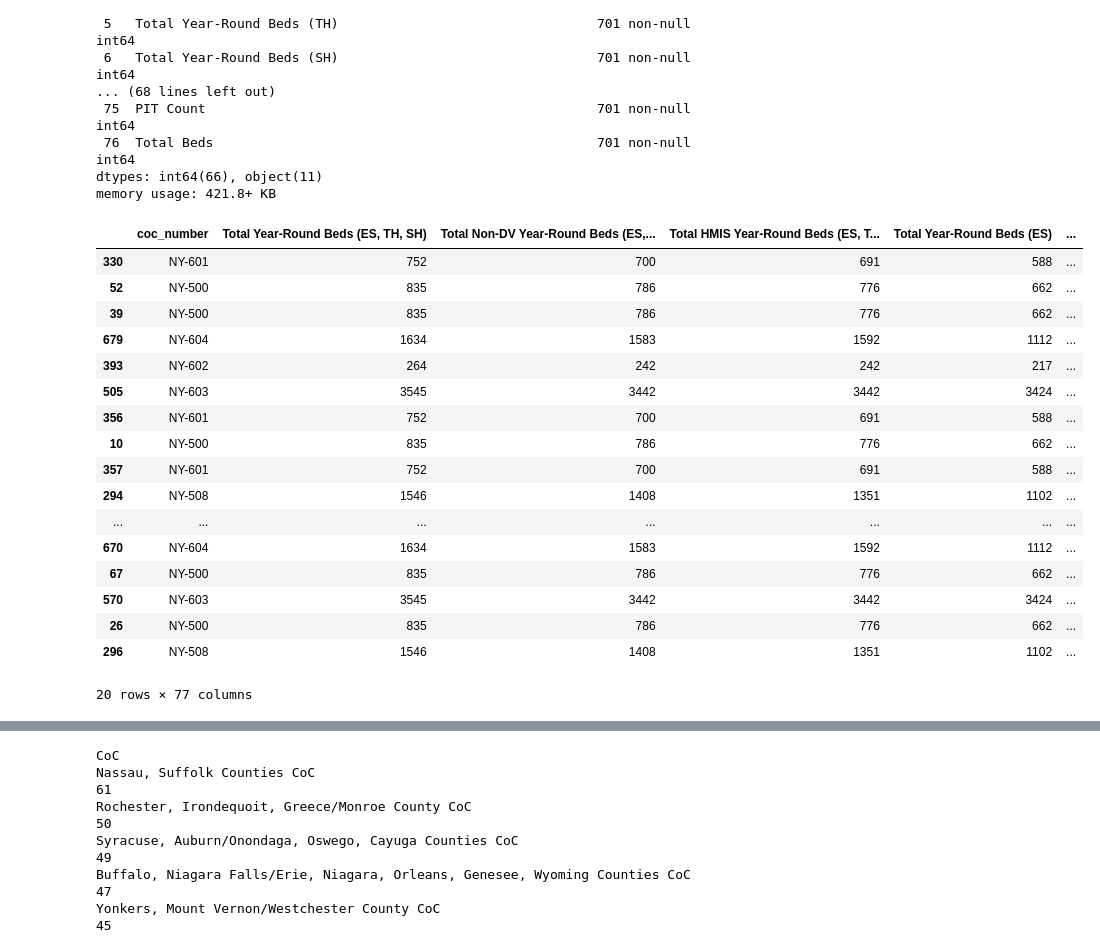
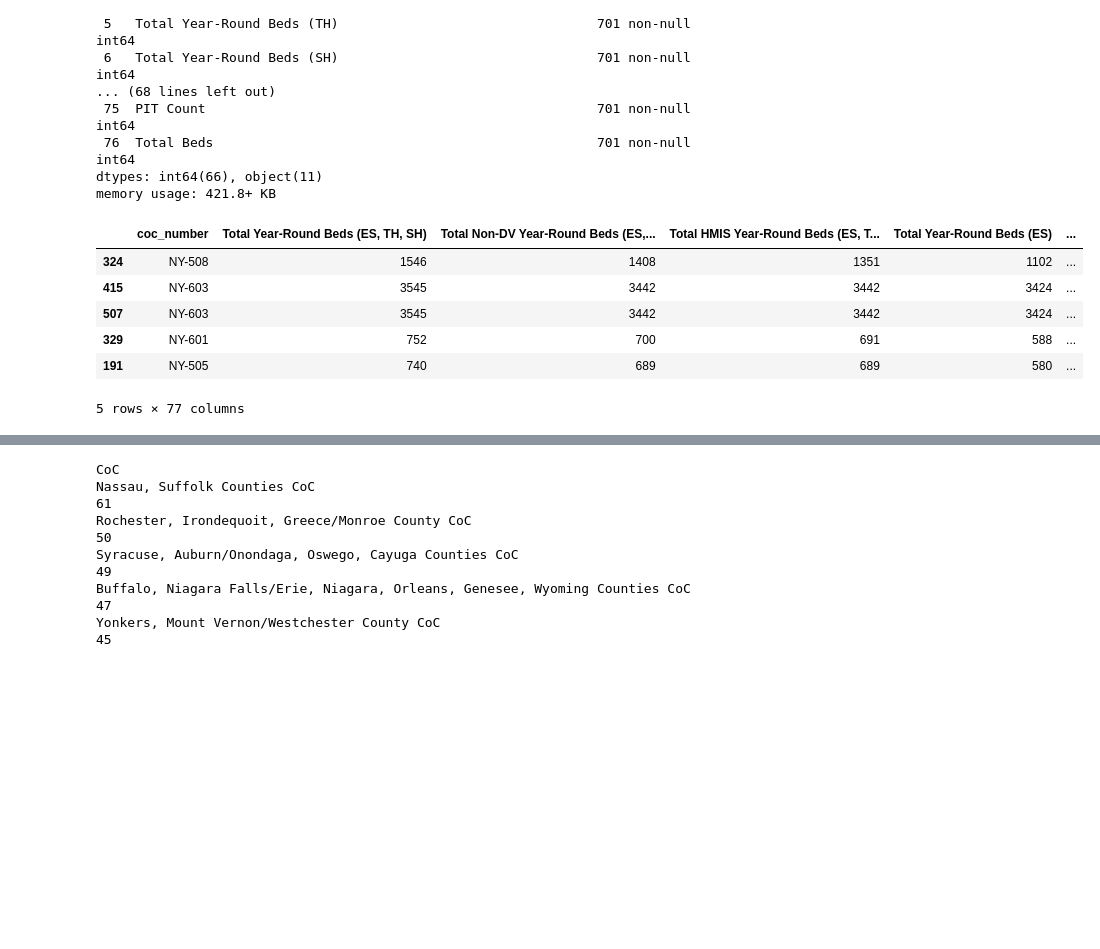
Before and after one commit to LDeYoung17/housing-data-study, a Jupyter notebook: notebooks/EDA_ML.ipynb, the cells around one changed output, grey strips where cells are left out. Saved outputs shown, nothing was run; the diff lists cells and outputs as text; code cells hidden in the pictures; blank space fills up the shorter version.

```diff
--- a/notebooks/EDA_ML.ipynb
+++ b/notebooks/EDA_ML.ipynb
@@ -642,26 +1036,15 @@ Data columns (total 77 columns):
 dtypes: int64(66), object(11)
 memory usage: 421.8+ KB
 # %%
-display(hud_num_df.sample(20))
+display(hud_num_df.sample(5))
 # %% [output]
 |  | coc_number | Total Year-Round Beds (ES, TH, SH) | Total Non-DV Year-Round Beds (ES,... | Total HMIS Year-Round Beds (ES, T... | Total Year-Round Beds (ES) | ... |
-| 330 | NY-601 | 752 | 700 | 691 | 588 | ... |
-| 52 | NY-500 | 835 | 786 | 776 | 662 | ... |
-| 39 | NY-500 | 835 | 786 | 776 | 662 | ... |
-| 679 | NY-604 | 1634 | 1583 | 1592 | 1112 | ... |
-| 393 | NY-602 | 264 | 242 | 242 | 217 | ... |
-| 505 | NY-603 | 3545 | 3442 | 3442 | 3424 | ... |
-| 356 | NY-601 | 752 | 700 | 691 | 588 | ... |
-| 10 | NY-500 | 835 | 786 | 776 | 662 | ... |
-| 357 | NY-601 | 752 | 700 | 691 | 588 | ... |
-| 294 | NY-508 | 1546 | 1408 | 1351 | 1102 | ... |
-| ... | ... | ... | ... | ... | ... | ... |
-| 670 | NY-604 | 1634 | 1583 | 1592 | 1112 | ... |
-| 67 | NY-500 | 835 | 786 | 776 | 662 | ... |
-| 570 | NY-603 | 3545 | 3442 | 3442 | 3424 | ... |
-| 26 | NY-500 | 835 | 786 | 776 | 662 | ... |
-| 296 | NY-508 | 1546 | 1408 | 1351 | 1102 | ... |
+| 324 | NY-508 | 1546 | 1408 | 1351 | 1102 | ... |
+| 415 | NY-603 | 3545 | 3442 | 3442 | 3424 | ... |
+| 507 | NY-603 | 3545 | 3442 | 3442 | 3424 | ... |
+| 329 | NY-601 | 752 | 700 | 691 | 588 | ... |
+| 191 | NY-505 | 740 | 689 | 689 | 580 | ... |
-20 rows × 77 columns
+5 rows × 77 columns
 # %%
 totals_by_county = hud_num_df.groupby(['CoC', 'Total Year-Round Beds (ES, TH, SH)', 'Total Year-Round Beds (ES)', 'Total Year-Round Beds (TH)', 'Total Year-Round Beds (SH)', 'Total Year-Round Beds (RRH)', 'Total Year-Round Beds (PSH)', 'Total Year-Round Beds (OPH)', 'PIT Count'])['Total Beds'].sum().reset_index().rename(columns={0: 'total_beds', 'CoC': 'CoC', 'Total Year-Round Beds (ES, TH, SH)': 'Total Year-Round Beds (ES, TH, SH)', 'Total Year-Round Beds (ES)': 'Total Year-Round Beds (ES)', 'Total Year-Round Beds (TH)': 'Total Year-Round Beds (TH)', 'Total Year-Round Beds (SH)': 'Total Year-Round Beds (SH)', 'Total Year-Round Beds (RRH)': 'Total Year-Round Beds (RRH)', 'Total Year-Round Beds (PSH)': 'Total Year-Round Beds (PSH)', 'Total Year-Round Beds (OPH)': 'Total Year-Round Beds (OPH)', 'PIT Count': 'PIT Count'})
 display(totals_by_county)
```
Also changed, not shown: parts of 52 cells of this notebook.
